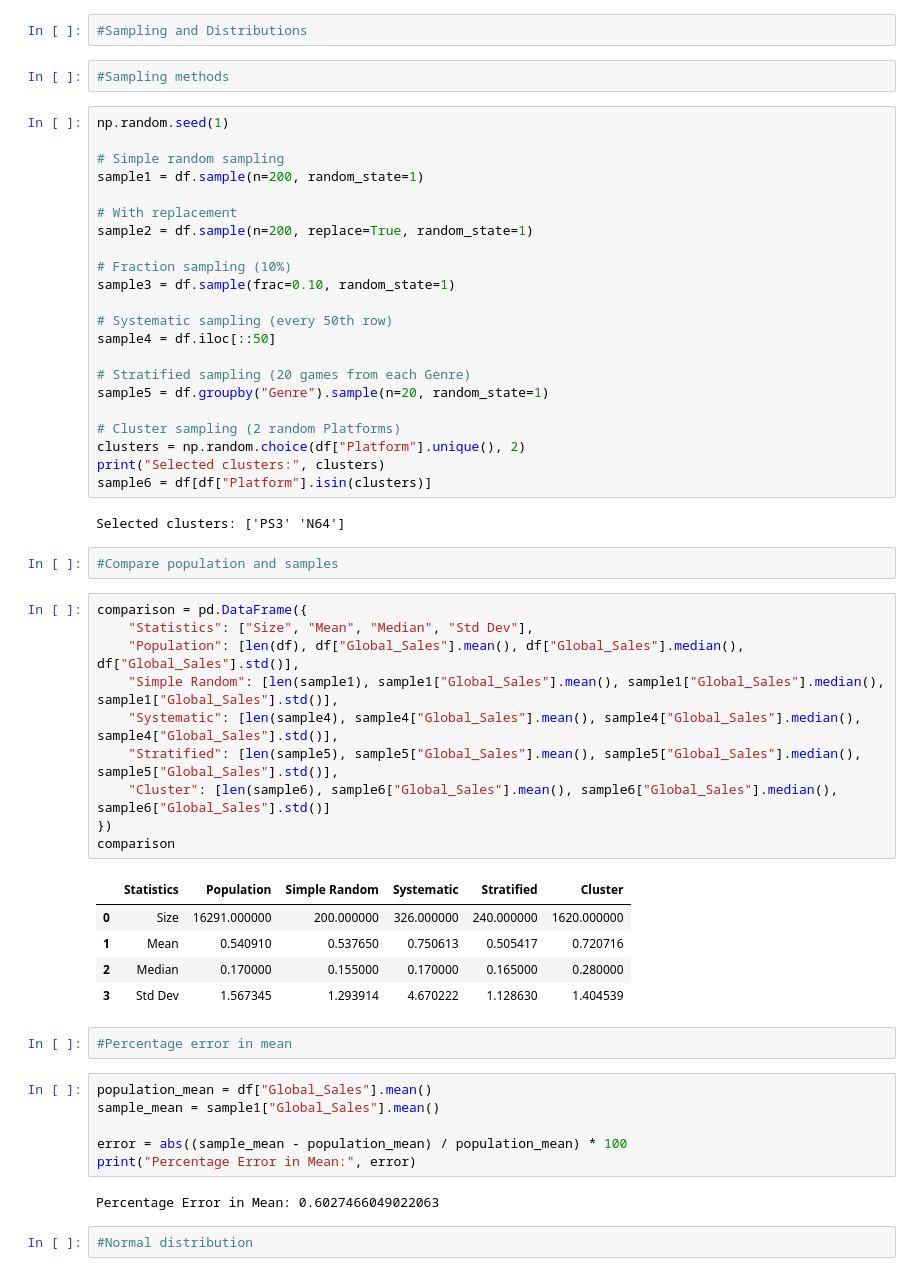
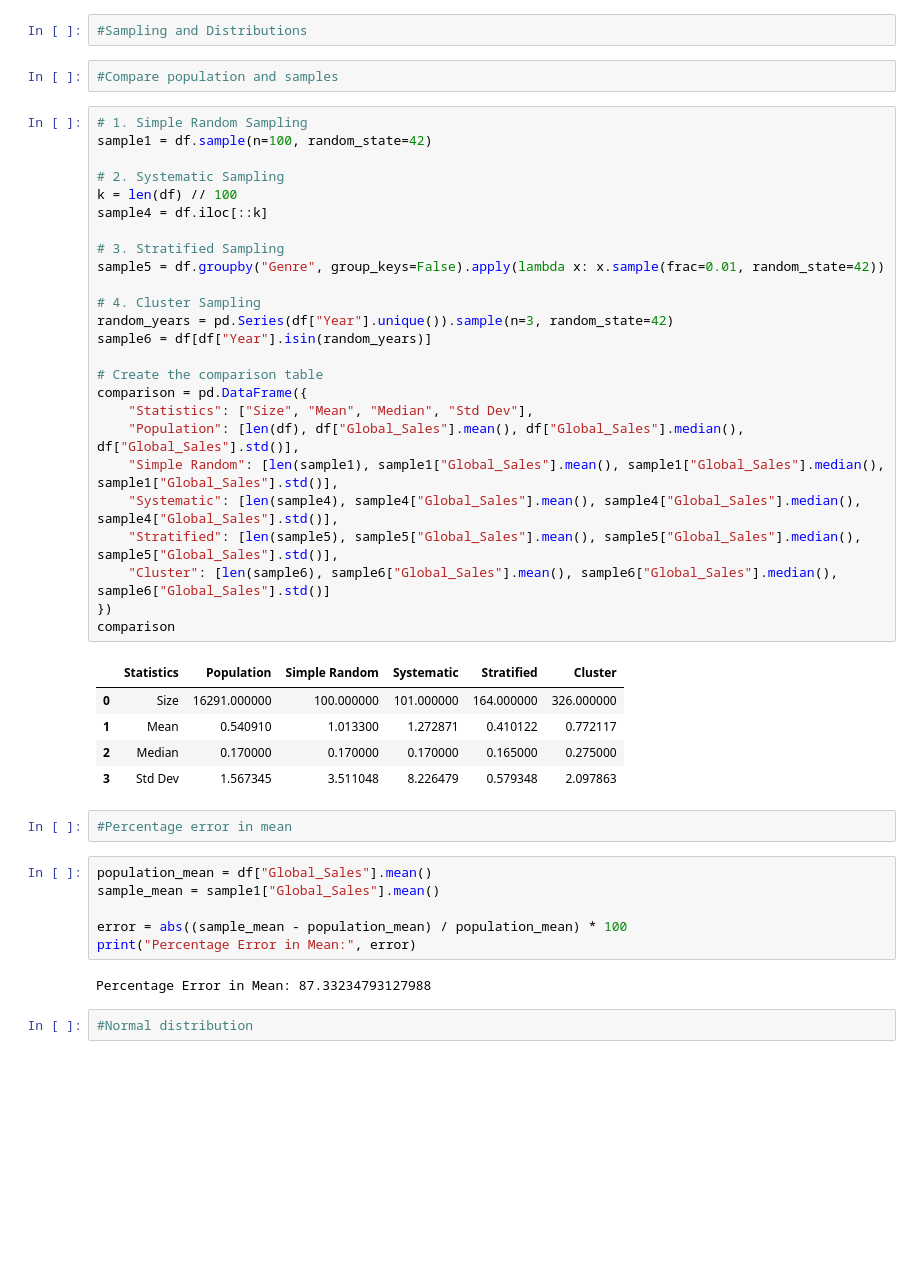
Before and after one commit to hixyt/video-game-sales-hit-prediction, a Jupyter notebook: B3_B1_07_SIPROJECT.ipynb, the cells around one changed output. Drawn from its saved outputs; the diff is of its cells as text; blank space fills up the shorter version.

```diff
--- a/B3_B1_07_SIPROJECT.ipynb
+++ b/B3_B1_07_SIPROJECT.ipynb
@@ -317,49 +317,38 @@ The dataset was collected around 2016, so the last few years look very low becau
 # %%
 #Sampling and Distributions
-# %%
-#Sampling methods
-# %%
-np.random.seed(1)
-
-# Simple random sampling
-sample1 = df.sample(n=200, random_state=1)
-
-# With replacement
-sample2 = df.sample(n=200, replace=True, random_state=1)
-
-# Fraction sampling (10%)
-sample3 = df.sample(frac=0.10, random_state=1)
-
-# Systematic sampling (every 50th row)
-sample4 = df.iloc[::50]
-
-# Stratified sampling (20 games from each Genre)
-sample5 = df.groupby("Genre").sample(n=20, random_state=1)
-
-# Cluster sampling (2 random Platforms)
-clusters = np.random.choice(df["Platform"].unique(), 2)
-print("Selected clusters:", clusters)
-sample6 = df[df["Platform"].isin(clusters)]
-# %% [output]
-Selected clusters: ['PS3' 'N64']
 # %%
 #Compare population and samples
 # %%
+# 1. Simple Random Sampling
+sample1 = df.sample(n=100, random_state=42)
+
+# 2. Systematic Sampling
+k = len(df) // 100
+sample4 = df.iloc[::k]
+
+# 3. Stratified Sampling
+sample5 = df.groupby("Genre", group_keys=False).apply(lambda x: x.sample(frac=0.01, random_state=42))
+
+# 4. Cluster Sampling
+random_years = pd.Series(df["Year"].unique()).sample(n=3, random_state=42)
+sample6 = df[df["Year"].isin(random_years)]
+
+# Create the comparison table
 comparison = pd.DataFrame({
     "Statistics": ["Size", "Mean", "Median", "Std Dev"],
     "Population": [len(df), df["Global_Sales"].mean(), df["Global_Sales"].median(), df["Global_Sales"].std()],
     "Simple Random": [len(sample1), sample1["Global_Sales"].mean(), sample1["Global_Sales"].median(), sample1["Global_Sales"].std()],
     "Systematic": [len(sample4), sample4["Global_Sales"].mean(), sample4["Global_Sales"].median(), sample4["Global_Sales"].std()],
     "Stratified": [len(sample5), sample5["Global_Sales"].mean(), sample5["Global_Sales"].median(), sample5["Global_Sales"].std()],
     "Cluster": [len(sample6), sample6["Global_Sales"].mean(), sample6["Global_Sales"].median(), sample6["Global_Sales"].std()]
 })
 comparison
 # %% [output]
 |  | Statistics | Population | Simple Random | Systematic | Stratified | Cluster |
-| 0 | Size | 16291.000000 | 200.000000 | 326.000000 | 240.000000 | 1620.000000 |
-| 1 | Mean | 0.540910 | 0.537650 | 0.750613 | 0.505417 | 0.720716 |
-| 2 | Median | 0.170000 | 0.155000 | 0.170000 | 0.165000 | 0.280000 |
-| 3 | Std Dev | 1.567345 | 1.293914 | 4.670222 | 1.128630 | 1.404539 |
+| 0 | Size | 16291.000000 | 100.000000 | 101.000000 | 164.000000 | 326.000000 |
+| 1 | Mean | 0.540910 | 1.013300 | 1.272871 | 0.410122 | 0.772117 |
+| 2 | Median | 0.170000 | 0.170000 | 0.170000 | 0.165000 | 0.275000 |
+| 3 | Std Dev | 1.567345 | 3.511048 | 8.226479 | 0.579348 | 2.097863 |
 # %%
 #Percentage error in mean
 # %%
@@ -369,7 +358,7 @@ sample_mean = sample1["Global_Sales"].mean()
 error = abs((sample_mean - population_mean) / population_mean) * 100
 print("Percentage Error in Mean:", error)
 # %% [output]
-Percentage Error in Mean: 0.6027466049022063
+Percentage Error in Mean: 87.33234793127988
 # %%
 #Normal distribution
 # %%
```
Also changed, not shown: parts of 67 cells of this notebook, 2 other files.
